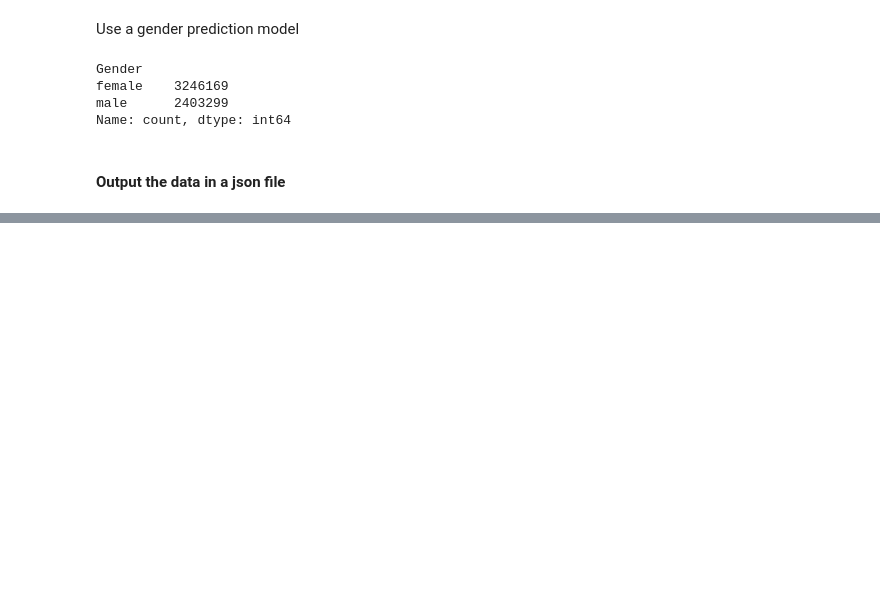
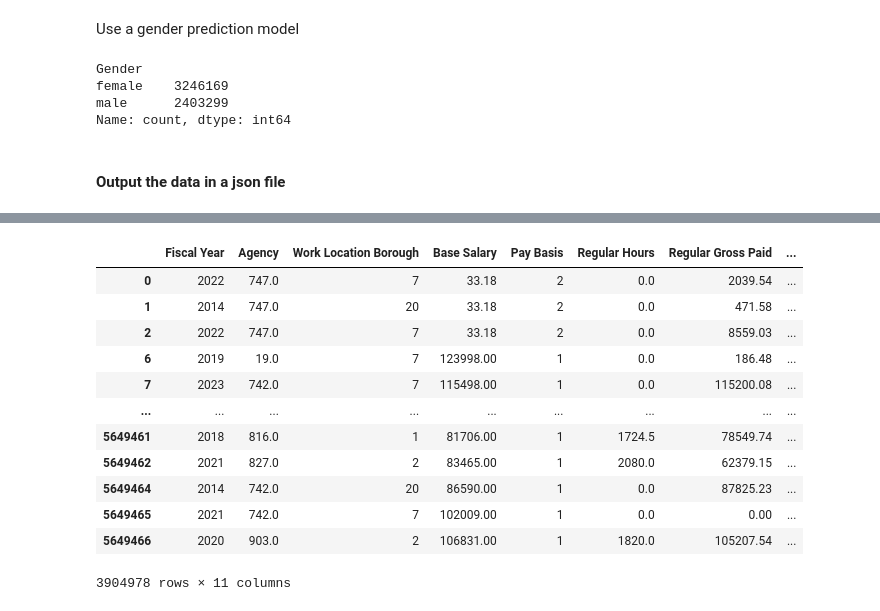
Before and after one commit to SoroushSemer/CSE-564-Final-Project, a Jupyter notebook: backend/data_processing.ipynb, the cells around one changed output, grey strips where cells are left out. Drawn from its saved outputs; the diff is of its cells as text; code cells hidden in the pictures; blank space fills up the shorter version.

```diff
--- a/backend/data_processing.ipynb
+++ b/backend/data_processing.ipynb
@@ -140,0 +203,18 @@ payroll.to_csv("../data/output/payroll.csv")
+# %%
+payroll.dropna(inplace=True)
+
+payroll
+# %% [output]
+|  | Fiscal Year | Agency | Work Location Borough | Base Salary | Pay Basis | Regular Hours | Regular Gross Paid | ... |
+| 0 | 2022 | 747.0 | 7 | 33.18 | 2 | 0.0 | 2039.54 | ... |
+| 1 | 2014 | 747.0 | 20 | 33.18 | 2 | 0.0 | 471.58 | ... |
+| 2 | 2022 | 747.0 | 7 | 33.18 | 2 | 0.0 | 8559.03 | ... |
+| 6 | 2019 | 19.0 | 7 | 123998.00 | 1 | 0.0 | 186.48 | ... |
+| 7 | 2023 | 742.0 | 7 | 115498.00 | 1 | 0.0 | 115200.08 | ... |
+| ... | ... | ... | ... | ... | ... | ... | ... | ... |
+| 5649461 | 2018 | 816.0 | 1 | 81706.00 | 1 | 1724.5 | 78549.74 | ... |
+| 5649462 | 2021 | 827.0 | 2 | 83465.00 | 1 | 2080.0 | 62379.15 | ... |
+| 5649464 | 2014 | 742.0 | 20 | 86590.00 | 1 | 0.0 | 87825.23 | ... |
+| 5649465 | 2021 | 742.0 | 7 | 102009.00 | 1 | 0.0 | 0.00 | ... |
+| 5649466 | 2020 | 903.0 | 2 | 106831.00 | 1 | 1820.0 | 105207.54 | ... |
+3904978 rows × 11 columns
```
Also changed, not shown: parts of 14 cells of this notebook, 4 other files.
